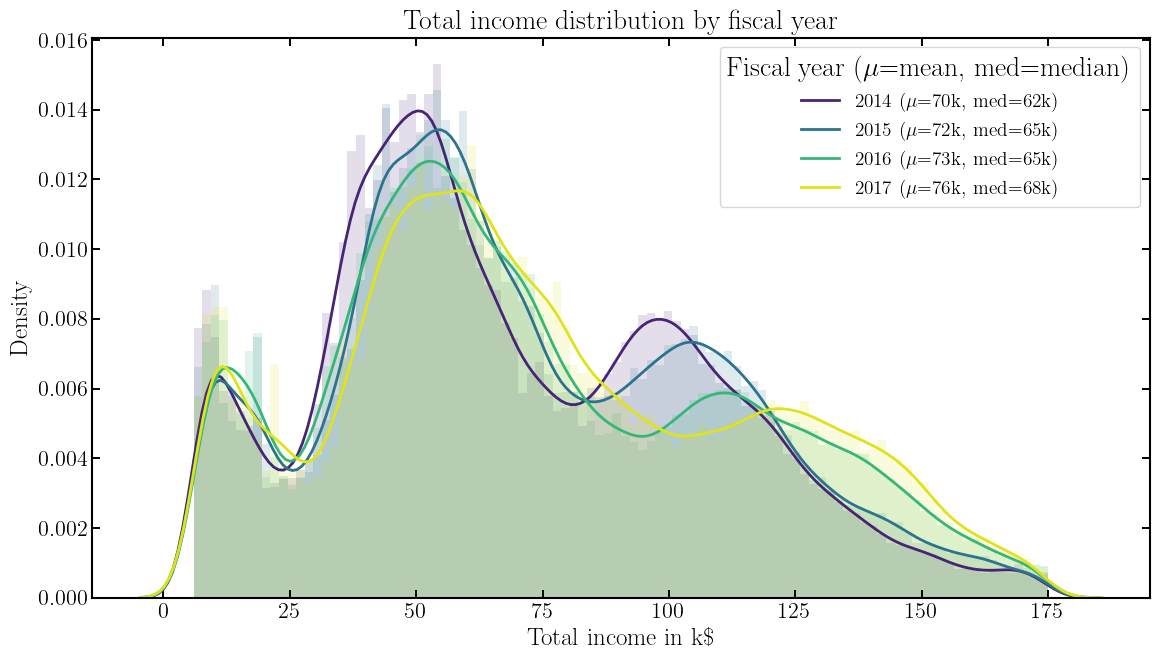
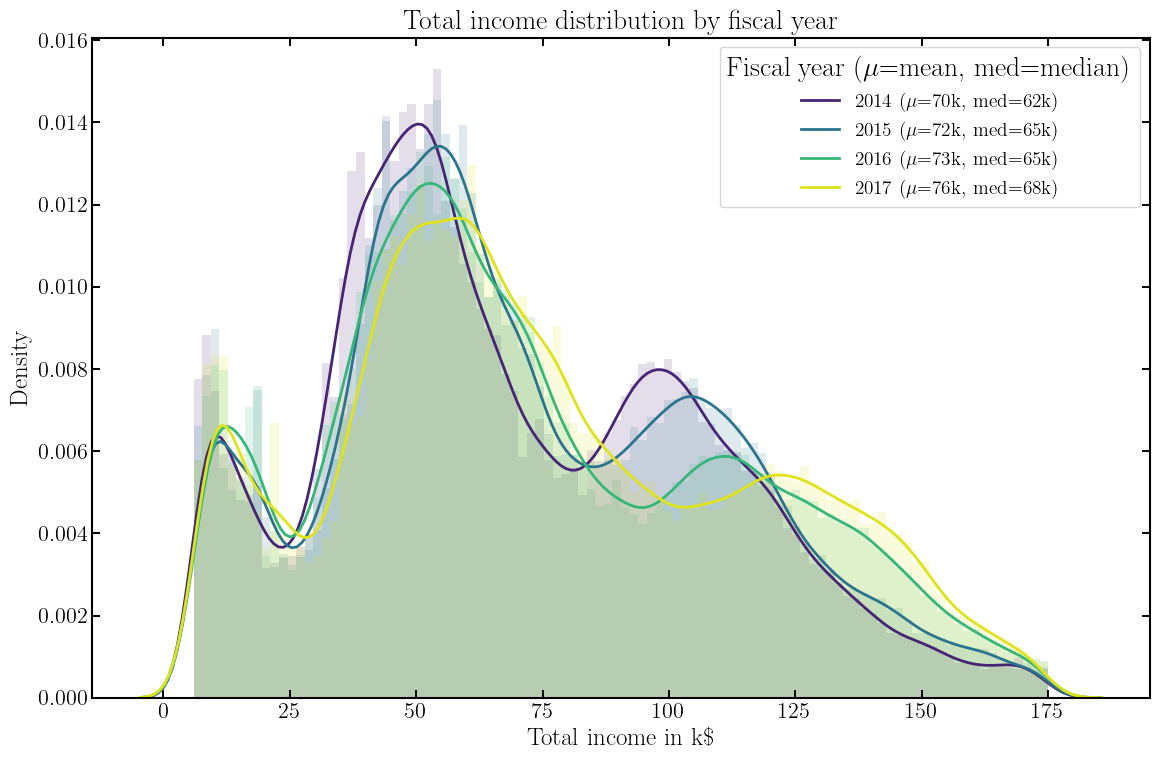
The change to this notebook cell's code, shown as a diff; its figure went from the first image to the second:
--- before
+++ after
@@ -5,5 +5,5 @@
 colors = [cmap(i) for i in np.linspace(0.1, 0.95, len(years))]
 
-plt.figure(figsize=(12, 7))
+plt.figure(figsize=(12, 8))
 
 # Store handles for legend

Commit: tidied up some plots